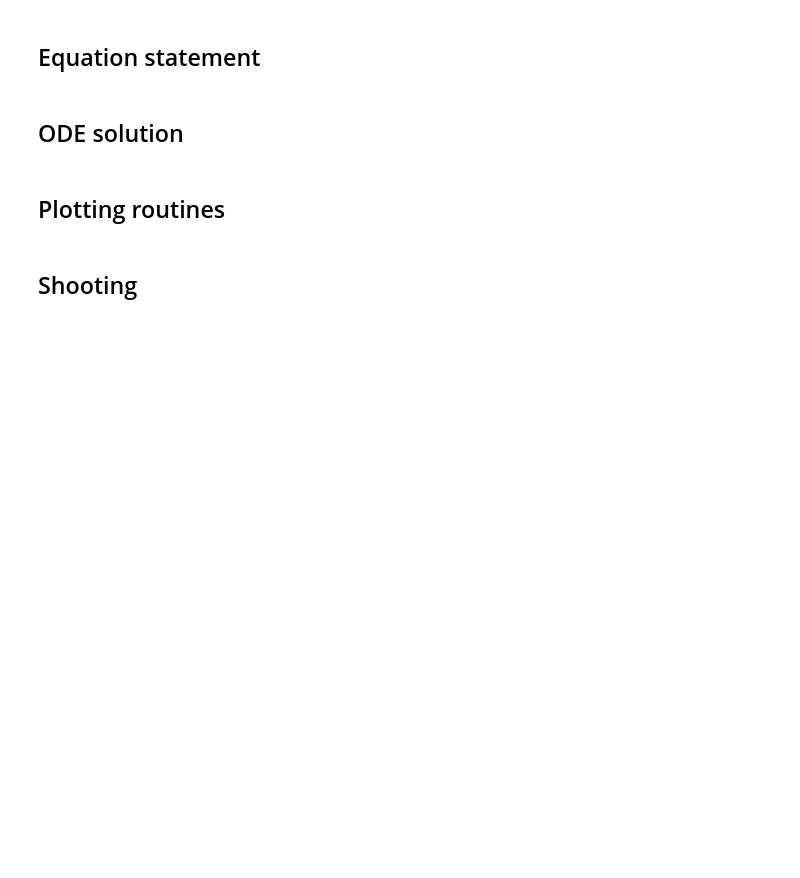
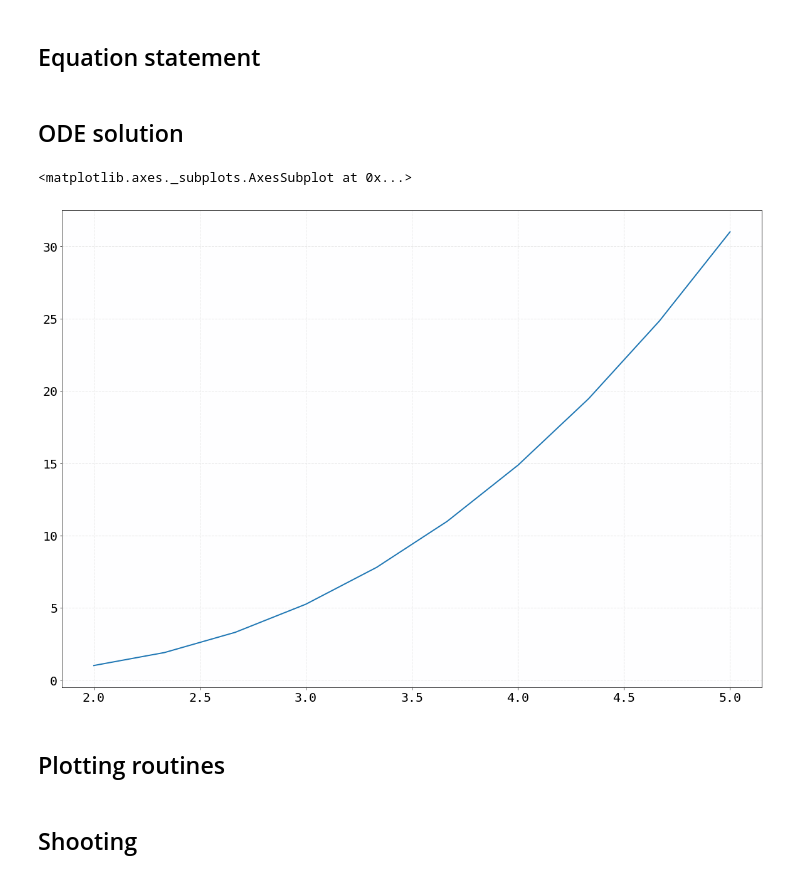
Before and after one commit to gkorepanov/MIPT-comp-math, a Jupyter notebook: 2.1.ipynb, the cells around one changed output. Saved outputs shown, nothing was run; the diff lists cells and outputs as text; code cells hidden in the pictures; blank space fills up the shorter version.

```diff
--- a/2.1.ipynb
+++ b/2.1.ipynb
@@ -43,6 +43,32 @@ def solve(t, value, derivative):
 
     x0 = [value, derivative]
     return odeint(func, x0, t)
+# %%
+def solve(t, value, derivative):
+    """solve equation for
+    y (a) = value
+    y'(a) = derivative
+    """
+
+    from scipy.integrate import odeint
+
+    # x = (y, y')
+
+    def func(x, t):
+        # y'' + p*y' + q*y = f; x0 = y, x1 = y'
+        return [
+            x[1],
+            f(t) - p(t)*x[1] - q(t)*x[0]
+        ]
+
+    x0 = [value, derivative]
+    return odeint(func, x0, t)
+
+t = np.linspace(a, b, 10)
+plot(t, solve(t, 1, 2)[:, 0])
+# %% [output]
+<matplotlib.axes._subplots.AxesSubplot at 0x...>
+[figure, added]
 # %% [markdown]
 ## Plotting routines
 # %%
```
Also changed, not shown: parts of 8 cells of this notebook, 1 other file.
